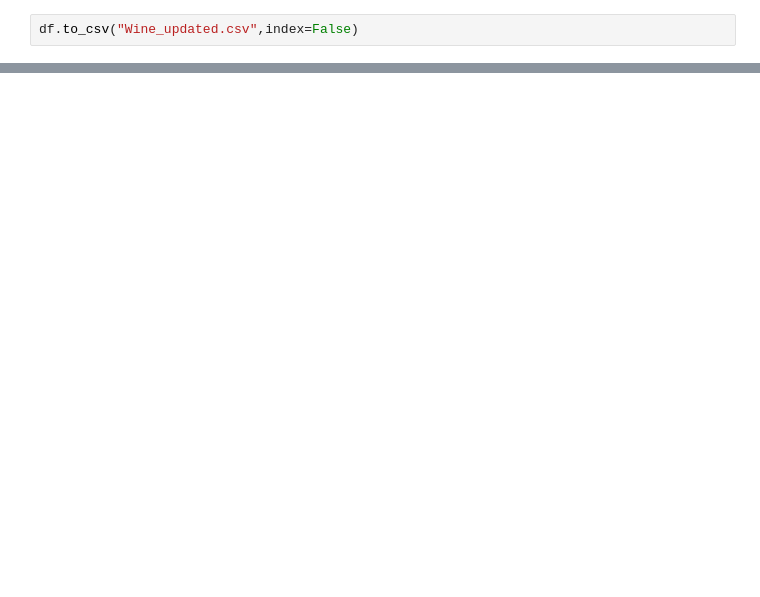
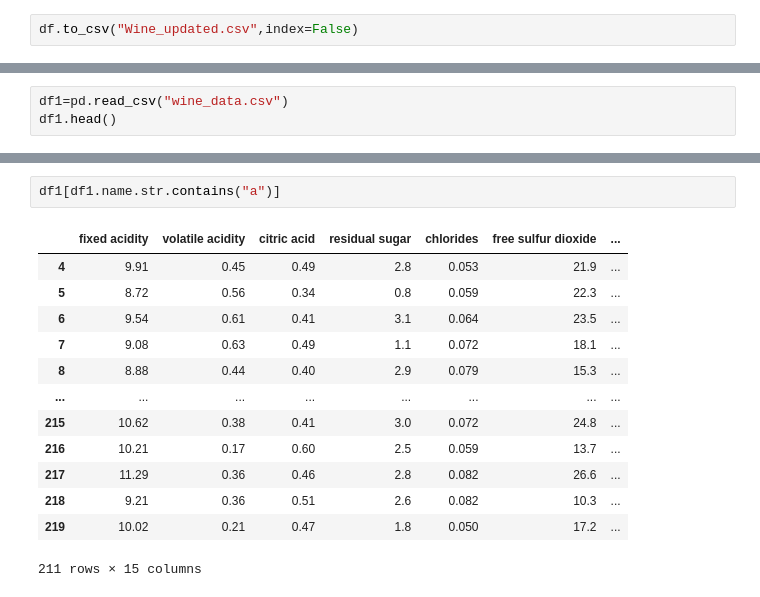
Before and after one commit to rishu2026/Python_Assignment, a Jupyter notebook: Day5/data_analyis1.ipynb, the cells around one changed output, grey strips where cells are left out. Drawn from its saved outputs; the diff is of its cells as text; blank space fills up the shorter version.

```diff
--- a/Day5/data_analyis1.ipynb
+++ b/Day5/data_analyis1.ipynb
@@ -309,0 +364,3 @@ df.to_csv("Wine_updated.csv",index=False)
+# %%
+df1=pd.read_csv("wine_data.csv")
+df1.head()
@@ -309,0 +405,16 @@ df.to_csv("Wine_updated.csv",index=False)
+# %%
+df1[df1.name.str.contains("a")]
+# %% [output]
+|  | fixed acidity | volatile acidity | citric acid | residual sugar | chlorides | free sulfur dioxide | ... |
+| 4 | 9.91 | 0.45 | 0.49 | 2.8 | 0.053 | 21.9 | ... |
+| 5 | 8.72 | 0.56 | 0.34 | 0.8 | 0.059 | 22.3 | ... |
+| 6 | 9.54 | 0.61 | 0.41 | 3.1 | 0.064 | 23.5 | ... |
+| 7 | 9.08 | 0.63 | 0.49 | 1.1 | 0.072 | 18.1 | ... |
+| 8 | 8.88 | 0.44 | 0.40 | 2.9 | 0.079 | 15.3 | ... |
+| ... | ... | ... | ... | ... | ... | ... | ... |
+| 215 | 10.62 | 0.38 | 0.41 | 3.0 | 0.072 | 24.8 | ... |
+| 216 | 10.21 | 0.17 | 0.60 | 2.5 | 0.059 | 13.7 | ... |
+| 217 | 11.29 | 0.36 | 0.46 | 2.8 | 0.082 | 26.6 | ... |
+| 218 | 9.21 | 0.36 | 0.51 | 2.6 | 0.082 | 10.3 | ... |
+| 219 | 10.02 | 0.21 | 0.47 | 1.8 | 0.050 | 17.2 | ... |
+211 rows × 15 columns
```
Also changed, not shown: parts of 16 cells of this notebook.
